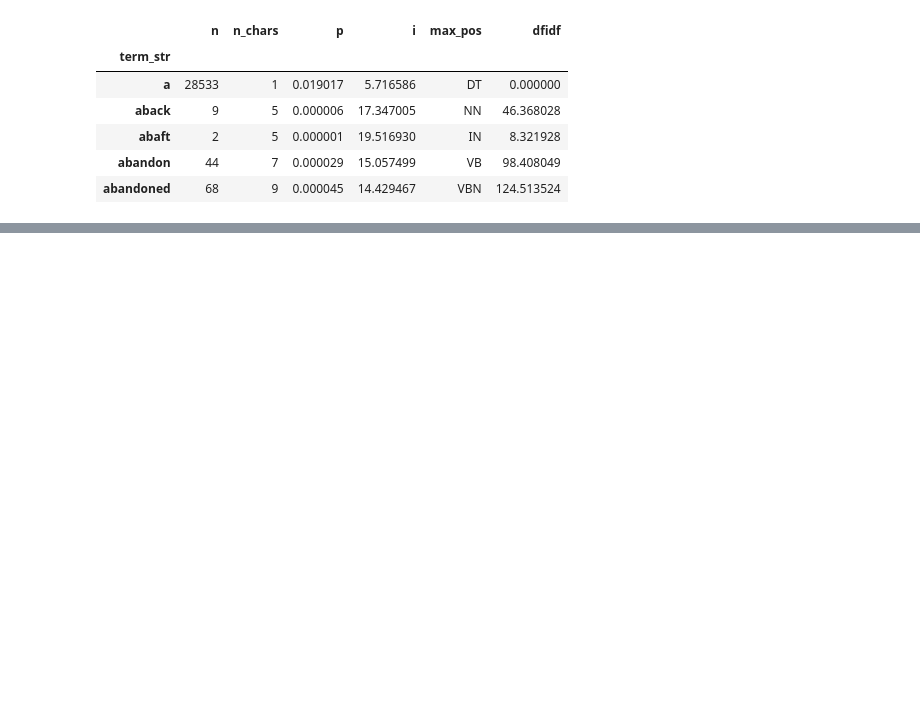
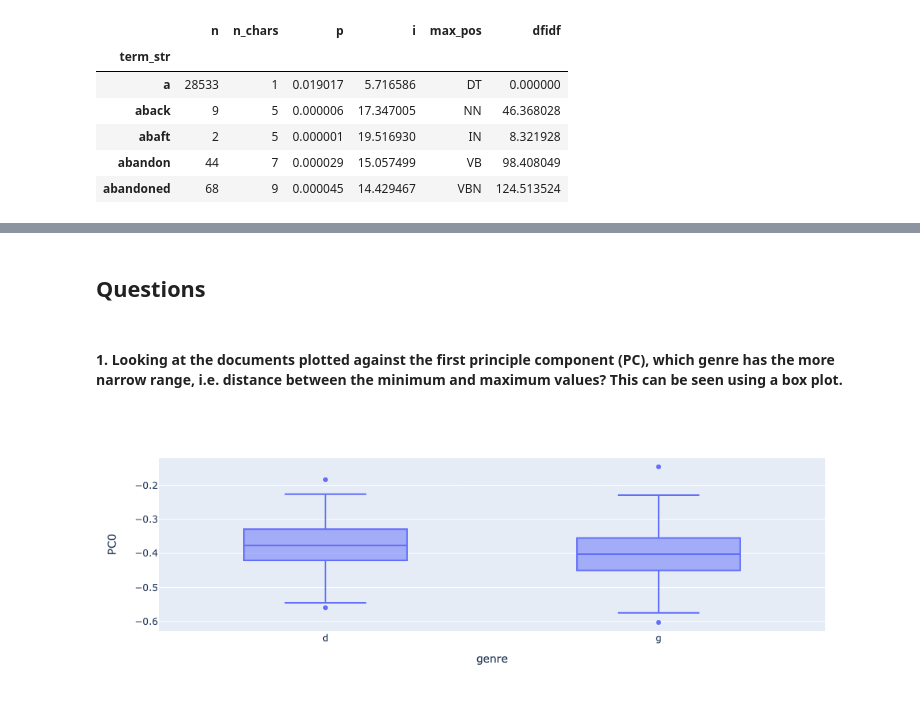
Before and after one commit to sqr8ap/DS5001-2025-01-R, a Jupyter notebook: lessons/M07_FeaturesAndComponents/M07_HW.ipynb, the cells around one changed output, grey strips where cells are left out. Cells and saved outputs as stored; diff of their text form; code cells hidden in the pictures; blank space fills up the shorter version.

```diff
--- a/lessons/M07_FeaturesAndComponents/M07_HW.ipynb
+++ b/lessons/M07_FeaturesAndComponents/M07_HW.ipynb
@@ -24,6 +27,8 @@ local_lib = config['DEFAULT']['local_lib']
 OHCO = ['book_id','chap_id','para_num','sent_num','token_num']
 
 LIB = pd.read_csv(f'{data_home}/novels-LIB.csv').set_index('book_id')
+LIB['title'] = LIB.index
+LIB.columns = ['genre', 'author', 'title']
 TOKEN = pd.read_csv(f'{data_home}/novels-CORPUS.csv').set_index(OHCO)
 # %%
 TOKEN.sample(3)
@@ -185,7 +190,9 @@ def gen_PCA(X, k, norm_docs=True, center_by_mean=False, center_by_variance=False
     '''
 
     if norm_docs:
-        X = (X.T / norm(X, 2, axis=1)).T
+        norms = norm(X, 2, axis=1)
+        norms[norms == 0] = 1  # Avoid division by zero
+        X = (X.T / norms).T
 
     X = X.dropna() # remove nulls
 
@@ -198,15 +205,20 @@ def gen_PCA(X, k, norm_docs=True, center_by_mean=False, center_by_variance=False
     # Compute covariance or correlation matrix
     if center_by_mean and center_by_variance:
         COV = np.corrcoef(X.to_numpy(), rowvar=False)  # Correlation matrix
+        COV = pd.DataFrame(COV, index=X.columns, columns=X.columns)
     elif center_by_mean and not center_by_variance:
         COV = X.cov()  # Covariance matrix
     elif not center_by_mean and center_by_variance:
         COV = np.corrcoef(X.to_numpy(), rowvar=False)  # Correlation matrix
+        COV = pd.DataFrame(COV, index=X.columns, columns=X.columns)
     else:
         COV = X.T.dot(X) / (X.shape[0] - 1)  # Uncentered covariance
 
     # Decompose the matrix
     eig_vals, eig_vecs = eigh(COV)
+    idx = np.argsort(eig_vals)[::-1]  # Sort eigenvalues in descending order
+    eig_vals = eig_vals[idx]
+    eig_vecs = eig_vecs[:, idx]
 
     # Convert eigen data to dataframes
     EIG_VEC = pd.DataFrame(eig_vecs, index=COV.index, columns=COV.index)
@@ -238,7 +250,23 @@ def gen_PCA(X, k, norm_docs=True, center_by_mean=False, center_by_variance=False
     COMP_GLOSS.index.name = 'comp_id'
     COMP_GLOSS.columns = COMP_GLOSS.columns.droplevel(0)
     COMP_GLOSS = COMP_GLOSS.rename(columns={0:'pos', 1:'neg'})
+    COMPINF = COMP_GLOSS
 
-    #
+    # Project docs onto components
+    DCM = X.dot(LOADINGS)
+    DCM = DCM.join(LIB[['genre','author','title']], on='book_id')
+    DCM['doc'] = DCM.apply(lambda x: f"{x['title']} {str(x.name[1]).zfill(2)}", 1)
 
-    return None
+    return LOADINGS, DCM, COMPINF
+# %%
+# Compute PCA from the feature-reduced TFIDF table using your function
+
+loadings, dcm, compinf = gen_PCA(X=TFIDF_reduced, k=10, norm_docs=True, center_by_mean=False, center_by_variance=False)
+# %% [markdown]
+## Questions
+# %% [markdown]
+#### 1. Looking at the documents plotted against the first principle component (PC), which genre has the more narrow range, i.e. distance between the minimum and maximum values? This can be seen using a box plot.
+# %%
+px.box(dcm, x='genre', y='PC0')
+# %% [output]
+[figure, added]
```
Also changed, not shown: parts of 28 cells of this notebook.
